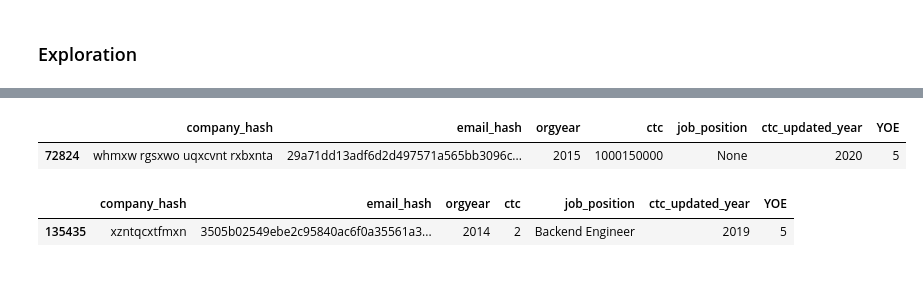
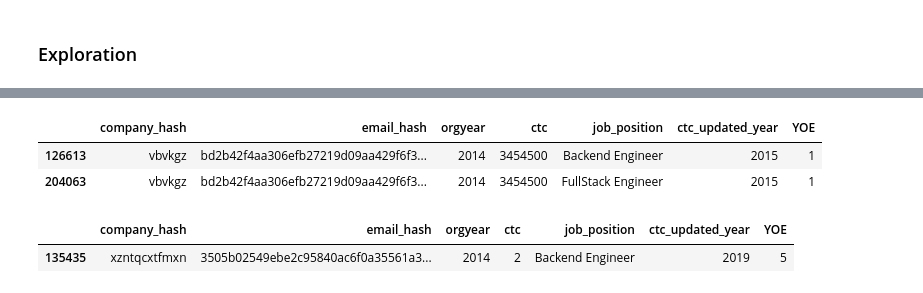
Before and after one commit to anidec25/Linear-Regression, a Jupyter notebook: clustering/scalar.ipynb, the cells around one changed output, grey strips where cells are left out. Drawn from its saved outputs; the diff is of its cells as text; code cells hidden in the pictures.

```diff
--- a/clustering/scalar.ipynb
+++ b/clustering/scalar.ipynb
@@ -459,9 +495,10 @@ max     1000150000.000
 Name: ctc, dtype: float64
 # %%
 # Max CTC
-df[df['ctc'] == 1000150000]
+df[df['ctc'] == df['ctc'].max()]
 # %% [output]
 |  | company_hash | email_hash | orgyear | ctc | job_position | ctc_updated_year | YOE |
-| 72824 | whmxw rgsxwo uqxcvnt rxbxnta | 29a71dd13adf6d2d497571a565bb3096c... | 2015 | 1000150000 | None | 2020 | 5 |
+| 126613 | vbvkgz | bd2b42f4aa306efb27219d09aa429f6f3... | 2014 | 3454500 | Backend Engineer | 2015 | 1 |
+| 204063 | vbvkgz | bd2b42f4aa306efb27219d09aa429f6f3... | 2014 | 3454500 | FullStack Engineer | 2015 | 1 |
 # %%
 # Max CTC
```
Also changed, not shown: parts of 51 cells of this notebook.
